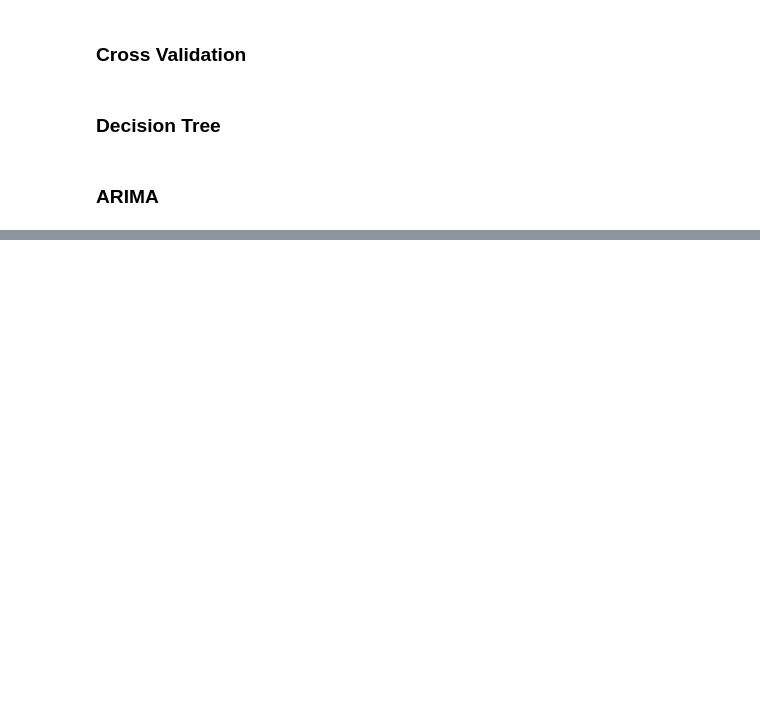
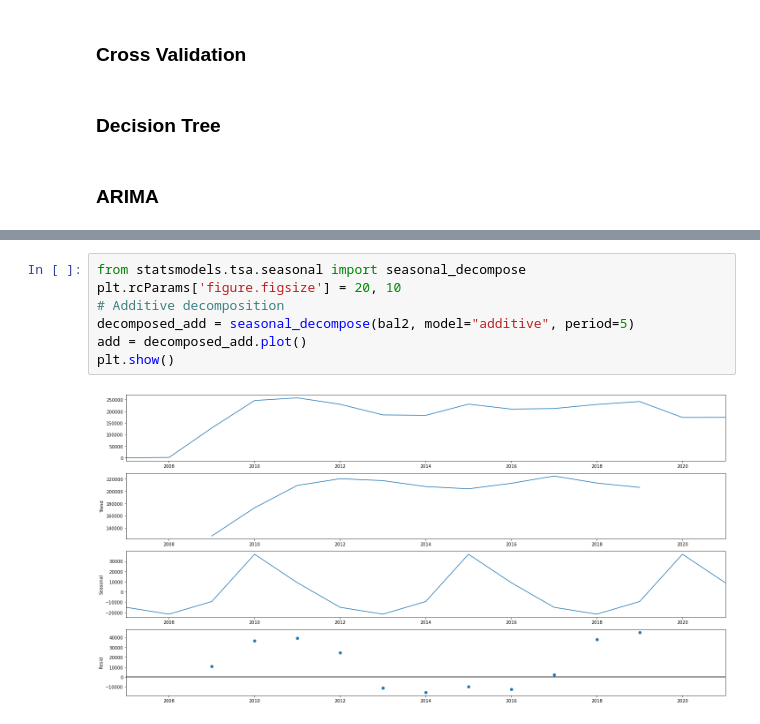
Before and after one commit to itsferios/LAB3, a Jupyter notebook: LAB3.ipynb, the cells around one changed output, grey strips where cells are left out. Cells and saved outputs as stored; diff of their text form; blank space fills up the shorter version.

```diff
--- a/LAB3.ipynb
+++ b/LAB3.ipynb
@@ -505,0 +557,9 @@ Name: CONTRATTO_transformed, dtype: float64
+# %%
+from statsmodels.tsa.seasonal import seasonal_decompose
+plt.rcParams['figure.figsize'] = 20, 10
+# Additive decomposition
+decomposed_add = seasonal_decompose(bal2, model="additive", period=5)
+add = decomposed_add.plot()
+plt.show()
+# %% [output]
+[figure, added]
```
Also changed, not shown: parts of 15 cells of this notebook.
